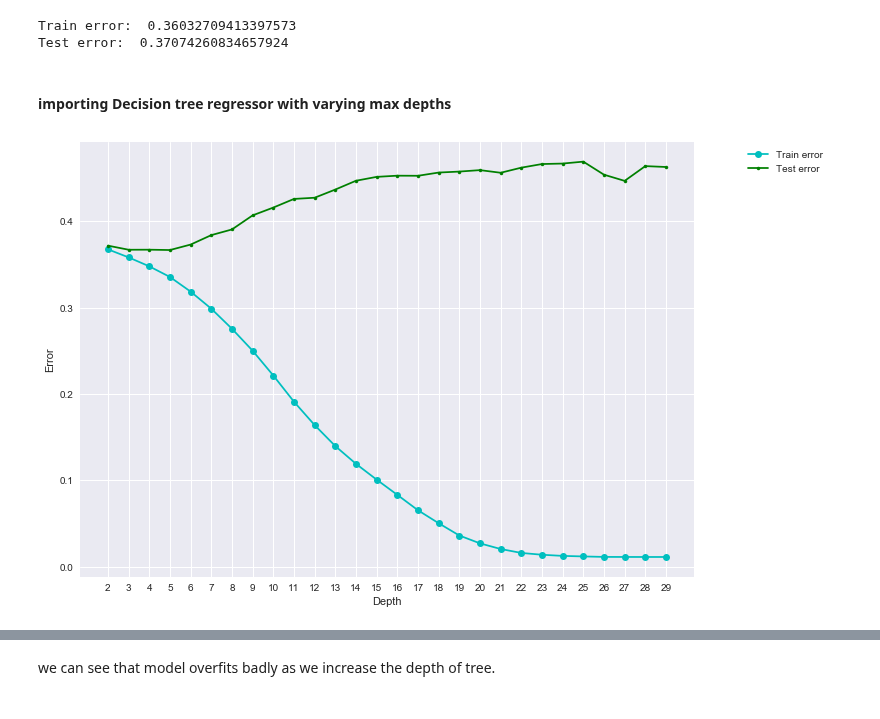
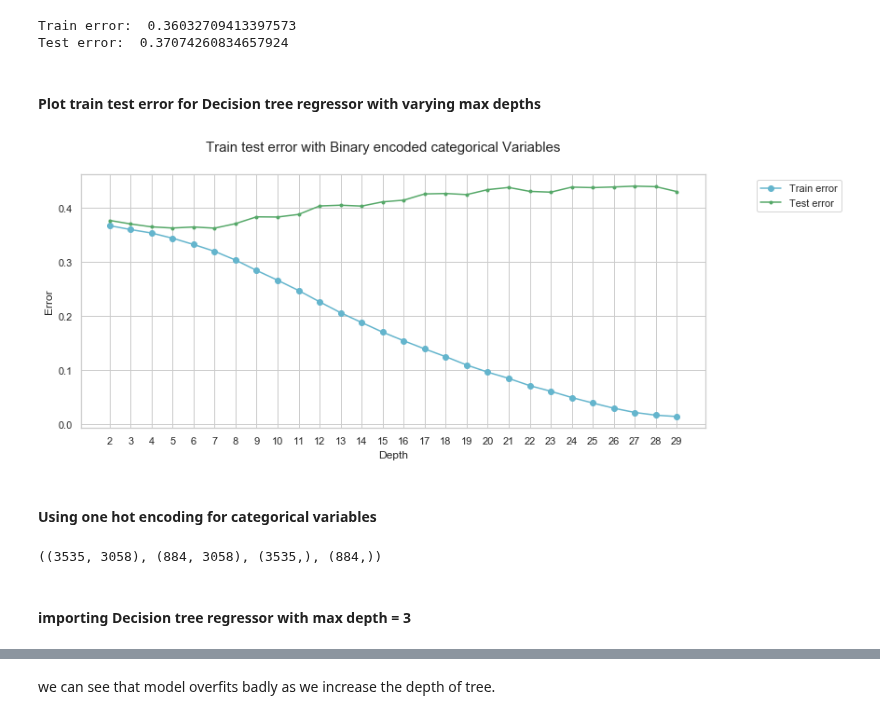
Before and after one commit to prerit2010/predictBookPrices, a Jupyter notebook: model.ipynb, the cells around one changed output, grey strips where cells are left out. Saved outputs shown, nothing was run; the diff lists cells and outputs as text; code cells hidden in the pictures.

Commit message:
add one hot encoding technique

```diff
--- a/model.ipynb
+++ b/model.ipynb
@@ -173,3 +173,43 @@ print("Test error: ", np.sqrt(mean_squared_log_error(y_test, predictions)))
 # %% [output]
 Train error:  0.36032709413397573
 Test error:  0.37074260834657924
+# %%
+def plot_train_test_error(x_train, y_train, x_test, y_test, encoding_type):
+
+    train_errors, test_errors, depths = [], [], []
+
+    for depth in range(2, 30):
+        reg_model = DecisionTreeRegressor(max_depth=depth)
+        reg_model.fit(x_train, y_train)
+        train_err = np.sqrt(mean_squared_log_error(y_train, reg_model.predict(x_train)))
+        test_err = np.sqrt(mean_squared_log_error(y_test, reg_model.predict(x_test)))
+        train_errors.append(train_err)
+        test_errors.append(test_err)
+        depths.append(depth)
+
+    d = pd.DataFrame({"train_error": train_errors, "test_error": test_errors, "depths": depths})
+
+    builds = d['depths']
+    y_stack = np.row_stack((d['train_error'], d['test_error']))
+    fig = plt.figure(figsize=(12,5))
+    fig.suptitle('Train test error with ' + encoding_type + ' encoded categorical Variables', fontsize=15)
+    ax1 = fig.add_subplot(111)
+
+    ax1.plot(builds, y_stack[0,:], label='Train error', color='c', marker='o')
+    ax1.plot(builds, y_stack[1,:], label='Test error', color='g', marker='.')
+
+    plt.xticks(builds)
+    plt.xlabel('Depth')
+    plt.ylabel('Error')
+
+    handles, labels = ax1.get_legend_handles_labels()
+    lgd = ax1.legend(handles, labels, loc='upper center', bbox_to_anchor=(1.15,1))
+    ax1.grid('on')
+
+    plt.show()
+# %% [markdown]
+#### Plot train test error for Decision tree regressor with varying max depths
+# %%
+plot_train_test_error(x_train, y_train, x_test, y_test, 'Binary')
+# %% [output]
+[figure, added]
@@ -175,0 +219,2 @@ Test error:  0.37074260834657924
+# %% [markdown]
+#### Using one hot encoding for categorical variables
@@ -176,2 +224,10 @@ Test error:  0.37074260834657924
+# %%
+X = normalize(X)
+
+x_train, x_test, y_train, y_test = train_test_split(X, Y, test_size=0.20, random_state=42)
+
+x_train.shape, x_test.shape, y_train.shape, y_test.shape
+# %% [output]
+((3535, 3058), (884, 3058), (3535,), (884,))
 # %% [markdown]
-#### importing Decision tree regressor with varying max depths
+#### importing Decision tree regressor with max depth = 3
@@ -191,21 +233,0 @@ d = pd.DataFrame({"train_error": train_errors, "test_error": test_errors, "depth
-# %%
-builds = d['depths']
-y_stack = np.row_stack((d['train_error'], d['test_error']))
-
-fig = plt.figure(figsize=(11,8))
-ax1 = fig.add_subplot(111)
-
-ax1.plot(builds, y_stack[0,:], label='Train error', color='c', marker='o')
-ax1.plot(builds, y_stack[1,:], label='Test error', color='g', marker='.')
-
-plt.xticks(builds)
-plt.xlabel('Depth')
-plt.ylabel('Error')
-
-handles, labels = ax1.get_legend_handles_labels()
-lgd = ax1.legend(handles, labels, loc='upper center', bbox_to_anchor=(1.15,1))
-ax1.grid('on')
-
-plt.show()
-# %% [output]
-[figure, removed]
```
Also changed, not shown: parts of 8 cells of this notebook.
